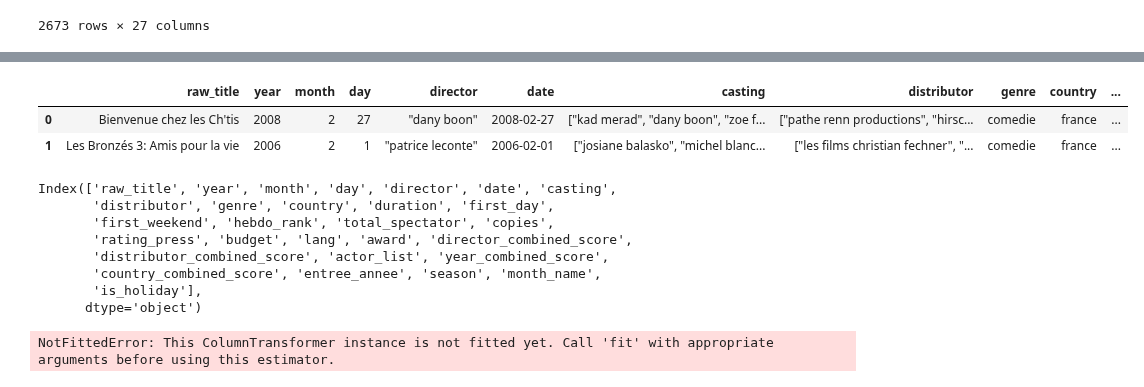
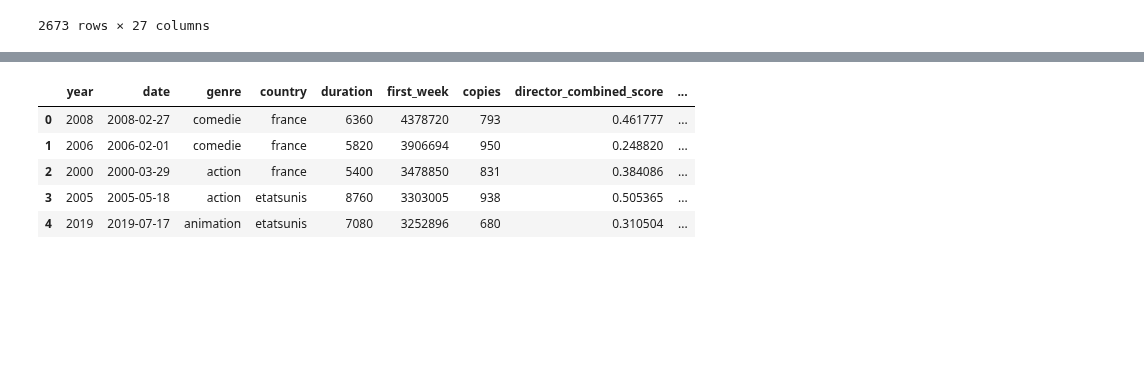
Before and after one commit to AFlo59/Brief_Popularity_Film, a Jupyter notebook: modelisation/model.ipynb, the cells around one changed output, grey strips where cells are left out. Drawn from its saved outputs; the diff is of its cells as text; code cells hidden in the pictures; blank space fills up the shorter version.

```diff
--- a/modelisation/model.ipynb
+++ b/modelisation/model.ipynb
@@ -148,4 +166,4 @@ holiday_pip = make_pipeline(holiday_transformer)
 holiday_ct = Pipeline([('holiday_dict' , holiday_pip)])
 
 
-# df = holiday_ct.fit_transform(df)
+holiday_ct.fit_transform(df)
@@ -157,4 +189,4 @@ genre_pip = make_pipeline(genre_transformer)
 genre_ct = Pipeline([('genre_dict' , genre_pip)])
 
 
-# genre_ct.fit_transform(df)
+genre_ct.fit_transform(df)
@@ -175,4 +221,4 @@ drop_pip = make_pipeline(drop_transformer)
 drop_ct = Pipeline([('drop_dict' , drop_pip)])
 
 
-# df = actor_ct.fit_transform(df)
+drop_ct.fit_transform(df)
@@ -183,15 +243,18 @@ final_pipeline = Pipeline([
     ('month_dict' , month_pip),
     ('holiday_dict' , holiday_pip),
     ('genre_dict' , genre_pip),
-    # ('drop_dict' , drop_pip)
+    ('drop_dict' , drop_pip)
     ])
 
 df = final_pipeline.fit_transform(df)
 # %%
 # # on drop les features inutiles
 # df = df.drop(['actor_list','month','day',"casting",'director','raw_title','distributor',"award","lang",'first_day','first_weekend','hebdo_rank','total_spectator','rating_press','budget'], axis=1)
-df.head(2)
+df.head()
 # %% [output]
-|  | raw_title | year | month | day | director | date | casting | distributor | genre | country | ... |
-| 0 | Bienvenue chez les Ch'tis | 2008 | 2 | 27 | "dany boon" | 2008-02-27 | ["kad merad", "dany boon", "zoe f... | ["pathe renn productions", "hirsc... | comedie | france | ... |
-| 1 | Les Bronzés 3: Amis pour la vie | 2006 | 2 | 1 | "patrice leconte" | 2006-02-01 | ["josiane balasko", "michel blanc... | ["les films christian fechner", "... | comedie | france | ... |
+|  | year | date | genre | country | duration | first_week | copies | director_combined_score | ... |
+| 0 | 2008 | 2008-02-27 | comedie | france | 6360 | 4378720 | 793 | 0.461777 | ... |
+| 1 | 2006 | 2006-02-01 | comedie | france | 5820 | 3906694 | 950 | 0.248820 | ... |
+| 2 | 2000 | 2000-03-29 | action | france | 5400 | 3478850 | 831 | 0.384086 | ... |
+| 3 | 2005 | 2005-05-18 | action | etatsunis | 8760 | 3303005 | 938 | 0.505365 | ... |
+| 4 | 2019 | 2019-07-17 | animation | etatsunis | 7080 | 3252896 | 680 | 0.310504 | ... |
@@ -201,10 +266,12 @@ y = df.first_week
 
 X_train, X_test, y_train, y_test = train_test_split(X, y, shuffle=True, train_size=0.85, random_state=42)
 
-print(X_train.columns)
+
 
 num_col = list(X.select_dtypes(include=[float,int]).columns)
 cat_col = list(X.select_dtypes(include=[object]).columns)
+
+# print(num_col)
 
 onehotscale_pipeline = make_pipeline(OneHotEncoder(handle_unknown='ignore', sparse_output=False), RobustScaler(with_centering=False))
 scale_pipeline = make_pipeline(RobustScaler(with_centering=False))
@@ -217,22 +284,13 @@ preprocessing = ColumnTransformer(
 
 polyscale_pipeline = make_pipeline(PolynomialFeatures(2))
 
-my_final_pipeline = make_pipeline(preprocessing, final_pipeline) #, polyscale_pipeline)
-# my_final_pipeline.fit(X_train)
+my_final_pipeline = make_pipeline(preprocessing) #, polyscale_pipeline)
+# print(X_train.columns)
+my_final_pipeline.fit(X_train)
 my_final_pipeline
 
 feature_names = my_final_pipeline.get_feature_names_out(X.columns)
-print(feature_names)
+# print(feature_names)
-# %% [output]
-Index(['raw_title', 'year', 'month', 'day', 'director', 'date', 'casting',
-       'distributor', 'genre', 'country', 'duration', 'first_day',
-       'first_weekend', 'hebdo_rank', 'total_spectator', 'copies',
-       'rating_press', 'budget', 'lang', 'award', 'director_combined_score',
-       'distributor_combined_score', 'actor_list', 'year_combined_score',
-       'country_combined_score', 'entree_annee', 'season', 'month_name',
-       'is_holiday'],
-      dtype='object')
-NotFittedError: This ColumnTransformer instance is not fitted yet. Call 'fit' with appropriate arguments before using this estimator.
 # %%
 # from sklearn import set_config
 
```
Also changed, not shown: parts of 14 cells of this notebook, 3 other files.
